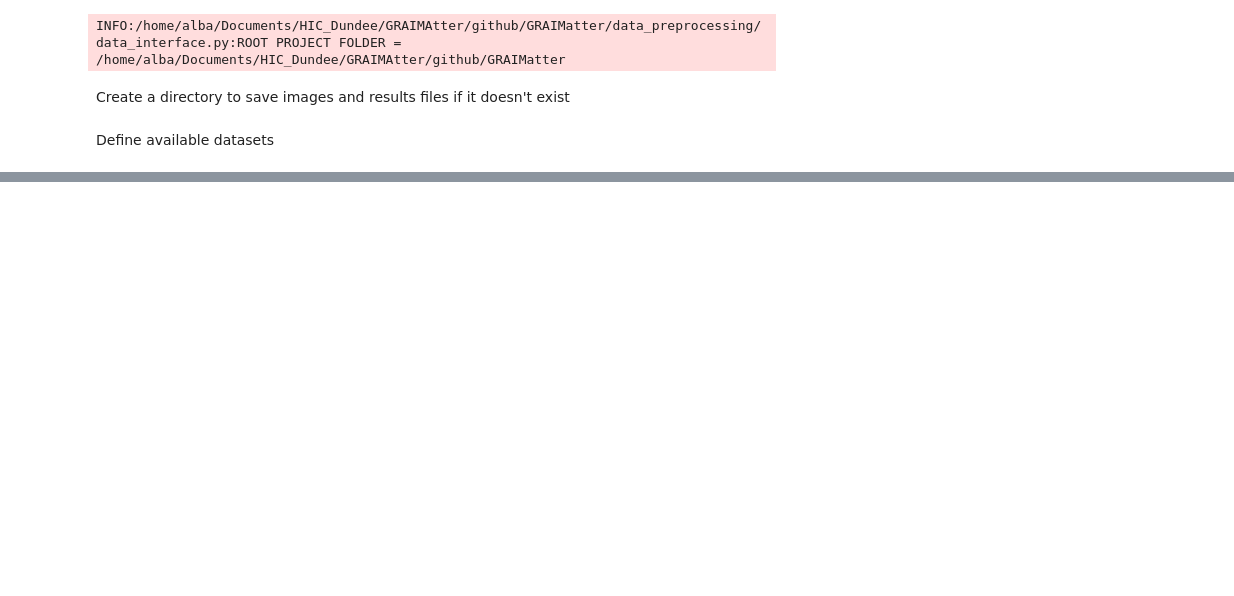
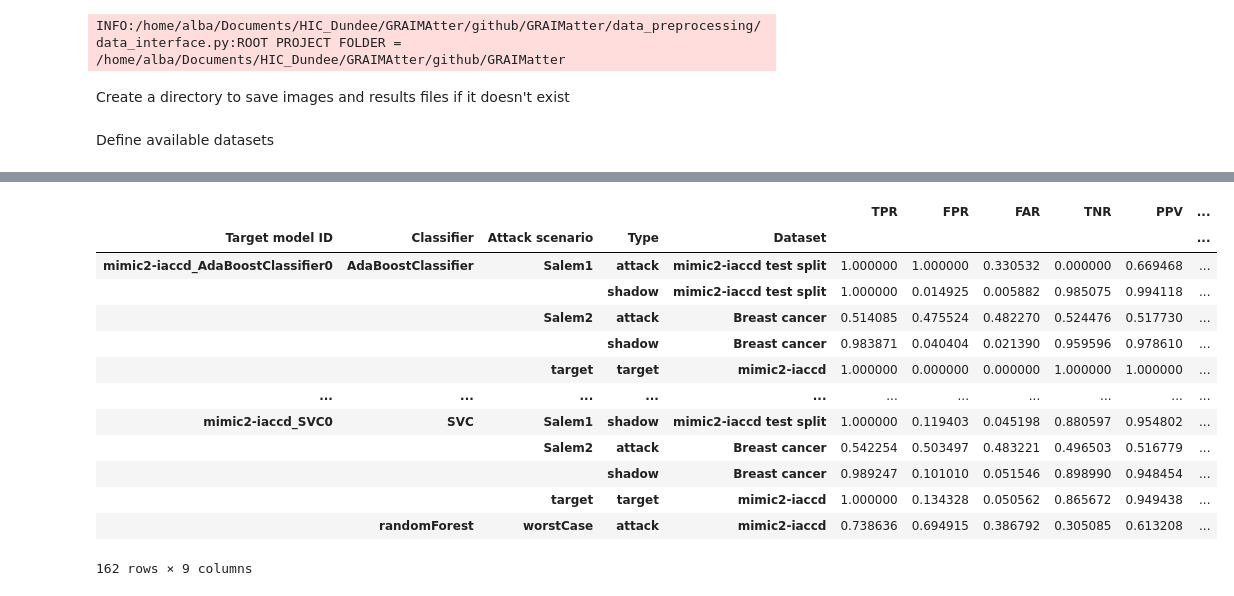
Before and after one commit to UWE-AI-GROUP/GRAIMATTER-TEST, a Jupyter notebook: WP1/notebooks/hyperparam_datasets_loop.ipynb, the cells around one changed output, grey strips where cells are left out. Cells and saved outputs as stored; diff of their text form; code cells hidden in the pictures; blank space fills up the shorter version.

```diff
--- a/WP1/notebooks/hyperparam_datasets_loop.ipynb
+++ b/WP1/notebooks/hyperparam_datasets_loop.ipynb
@@ -241,0 +284,28 @@ OR 1.273298899618235
+# %%
+df = pd.DataFrame()
+for s, v in sets.items():
+    df = pd.concat([v.data_frame(),df], ignore_index=True)
+# %%
+df.groupby(['Target model ID', 'Classifier', 'Attack scenario', 'Type', "Dataset"])['TPR', 'FPR',
+                                                                                   'FAR', 'TNR',
+                                                                                    'PPV', 'NPV',
+                                                                                   'FNR', 'ACC',
+                                                                                   'Advantage',
+                                                                                   ].sum()#.reset_index()
+                                                                                    #'PLR', 'NLR',
+                                                                                    #'OR']
+# %% [output]
+|  |  |  |  |  | TPR | FPR | FAR | TNR | PPV | ... |
+| Target model ID | Classifier | Attack scenario | Type | Dataset |  |  |  |  |  | ... |
+| mimic2-iaccd_AdaBoostClassifier0 | AdaBoostClassifier | Salem1 | attack | mimic2-iaccd test split | 1.000000 | 1.000000 | 0.330532 | 0.000000 | 0.669468 | ... |
+|  |  |  | shadow | mimic2-iaccd test split | 1.000000 | 0.014925 | 0.005882 | 0.985075 | 0.994118 | ... |
+|  |  | Salem2 | attack | Breast cancer | 0.514085 | 0.475524 | 0.482270 | 0.524476 | 0.517730 | ... |
+|  |  |  | shadow | Breast cancer | 0.983871 | 0.040404 | 0.021390 | 0.959596 | 0.978610 | ... |
+|  |  | target | target | mimic2-iaccd | 1.000000 | 0.000000 | 0.000000 | 1.000000 | 1.000000 | ... |
+| ... | ... | ... | ... | ... | ... | ... | ... | ... | ... | ... |
+| mimic2-iaccd_SVC0 | SVC | Salem1 | shadow | mimic2-iaccd test split | 1.000000 | 0.119403 | 0.045198 | 0.880597 | 0.954802 | ... |
+|  |  | Salem2 | attack | Breast cancer | 0.542254 | 0.503497 | 0.483221 | 0.496503 | 0.516779 | ... |
+|  |  |  | shadow | Breast cancer | 0.989247 | 0.101010 | 0.051546 | 0.898990 | 0.948454 | ... |
+|  |  | target | target | mimic2-iaccd | 1.000000 | 0.134328 | 0.050562 | 0.865672 | 0.949438 | ... |
+|  | randomForest | worstCase | attack | mimic2-iaccd | 0.738636 | 0.694915 | 0.386792 | 0.305085 | 0.613208 | ... |
+162 rows × 9 columns
```
Also changed, not shown: parts of 8 cells of this notebook.
